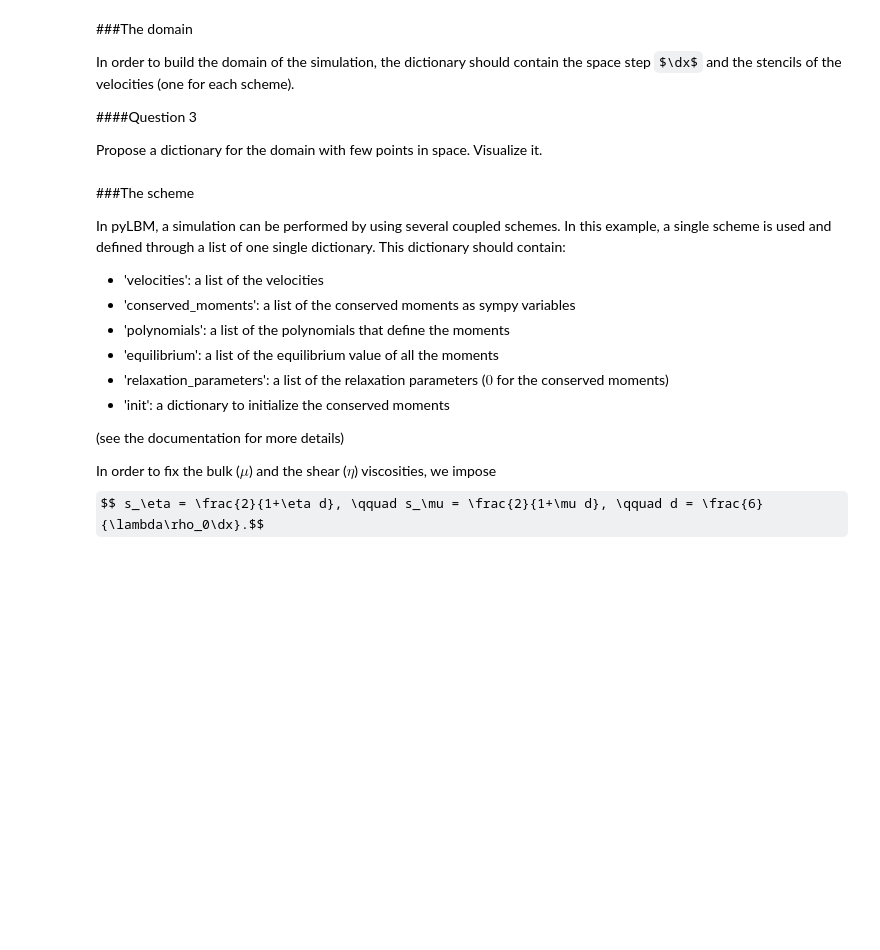
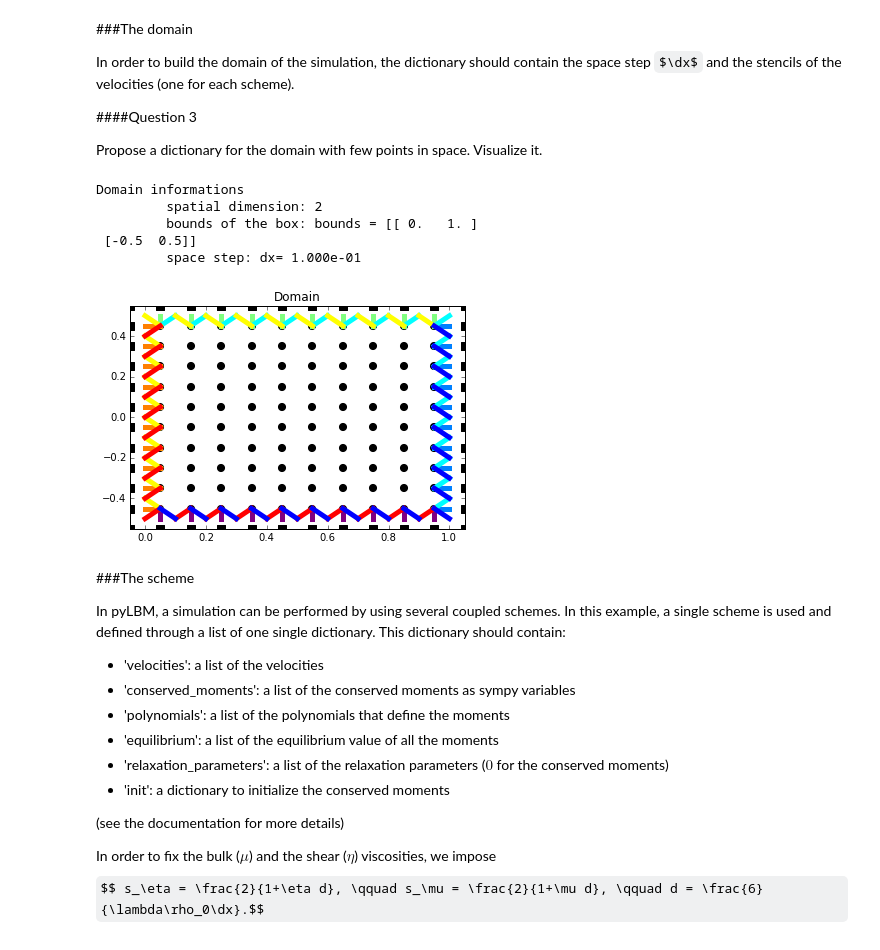
Before and after one commit to gouarin/pylbm_notebook, a Jupyter notebook: 05_Poiseuille.ipynb, the cells around one changed output. Cells and saved outputs as stored; diff of their text form; code cells hidden in the pictures; some formulas as TeX source; blank space fills up the shorter version.

```diff
--- a/05_Poiseuille.ipynb
+++ b/05_Poiseuille.ipynb
@@ -69,6 +105,22 @@ In order to build the domain of the simulation, the dictionary should contain th
 ####Question 3
 
 Propose a dictionary for the domain with few points in space. Visualize it.
+# %%
+dico_dom = {
+    'space_step':.1,
+    'box':{'x':[0,L], 'y':[-.5*W,.5*W], 'label':range(4)},
+    'schemes':[{'velocities':range(9)}],
+}
+dom = pyLBM.Domain(dico_dom)
+print dom
+dom.visualize(opt=True)
+# %% [output]
+Domain informations
+         spatial dimension: 2
+         bounds of the box: bounds = [[ 0.   1. ]
+ [-0.5  0.5]]
+         space step: dx= 1.000e-01
+[figure, added]
 # %% [markdown]
 ###The scheme
 
```
Also changed, not shown: parts of 5 cells of this notebook, 5 other files.
